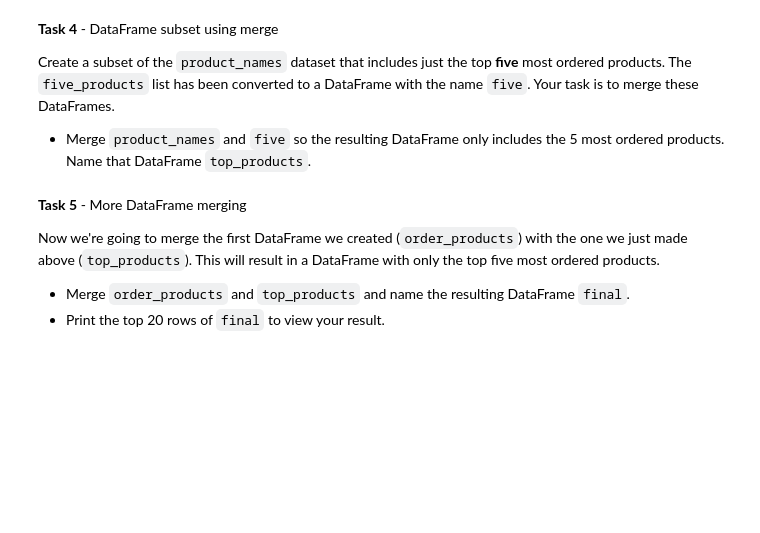
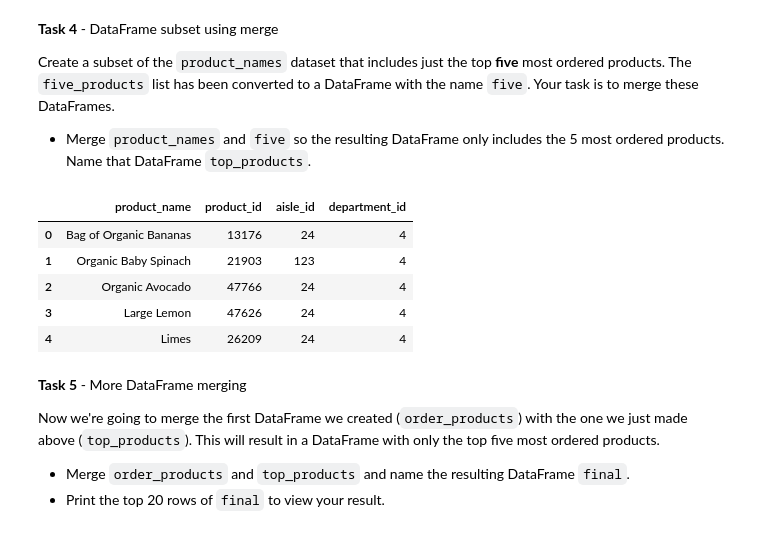
Before and after one commit to Vasanta2002/Sprint_1_git, a Jupyter notebook: module3-join-and-reshape-data/DS_113_Join_and_Reshape_Data_Assignment_AG.ipynb, the cells around one changed output. Cells and saved outputs as stored; diff of their text form; code cells hidden in the pictures; blank space fills up the shorter version.

```diff
--- a/module3-join-and-reshape-data/DS_113_Join_and_Reshape_Data_Assignment_AG.ipynb
+++ b/module3-join-and-reshape-data/DS_113_Join_and_Reshape_Data_Assignment_AG.ipynb
@@ -110,17 +125,24 @@ Create a subset of the `product_names` dataset that includes just the top **five
 # %%
 # Task 4
 
 # Convert five_products to a DataFrame called five
 five = pd.DataFrame(five_products, columns =['product_name'])
 
 # Create a subset of product_names with only the top 5 products.
 # Use your merge statement to include only the top 5 products
 
 # YOUR CODE HERE
-raise NotImplementedError()
+top_products = five.merge(product_names, on= 'product_name')
 
 # Print your DataFrame to view the merge results
 top_products
+# %% [output]
+|  | product_name | product_id | aisle_id | department_id |
+| 0 | Bag of Organic Bananas | 13176 | 24 | 4 |
+| 1 | Organic Baby Spinach | 21903 | 123 | 4 |
+| 2 | Organic Avocado | 47766 | 24 | 4 |
+| 3 | Large Lemon | 47626 | 24 | 4 |
+| 4 | Limes | 26209 | 24 | 4 |
 # %%
 # Task 4 - Test
 assert isinstance(top_products, pd.DataFrame), 'Have you created a DataFrame named `top_products`?'
```
Also changed, not shown: parts of 9 cells of this notebook.
